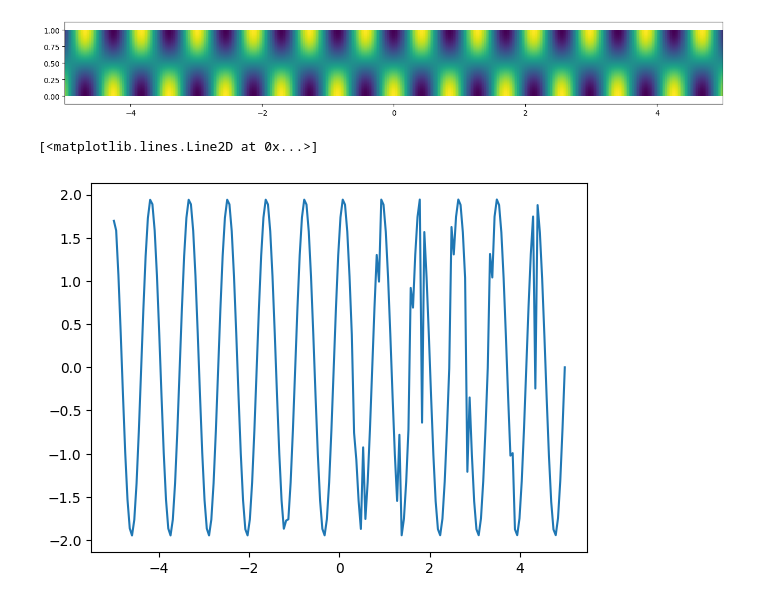
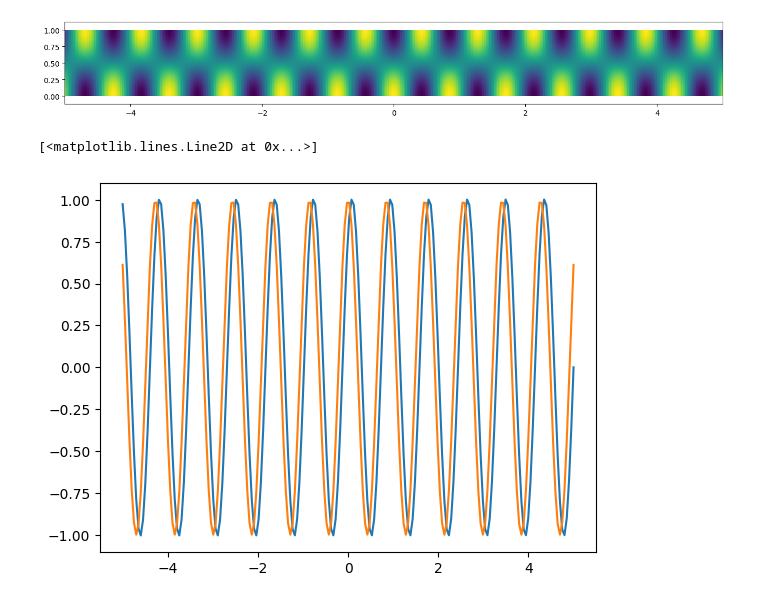
Before and after one commit to MPenaR/Trefftz, a Jupyter notebook: notebooks/playground.ipynb, the cells around one changed output. Drawn from its saved outputs; the diff is of its cells as text; code cells hidden in the pictures.

```diff
--- a/notebooks/playground.ipynb
+++ b/notebooks/playground.ipynb
@@ -6,6 +7,6 @@ import matplotlib.pyplot as plt
 # %%
 #waveguide = Waveguide.CreateClean(verbose=True, R=5, lc = 0.1, k=8.)
-waveguide = Clean(verbose=True, R=5, lc = 1.)
+waveguide = Clean(verbose=True, R=5, lc = 0.3)
 problem = WaveguideProblem(domain=waveguide, N_theta=20, k=8, NtD_modes=10, assembler=Assemblers.serial)
 # %% [output]
 Info    : Meshing 1D...
@@ -48,8 +58,8 @@ problem.plot_mode(n=1)
 # %% [output]
 [figure]
 # %%
-plt.plot(x,np.real(u(x,np.zeros_like(x))))
-plt.plot(x,np.real(problem.mode(n=1)(x, np.zeros(x))))
+plt.plot(x,np.real(u(x,np.zeros_like(x)))/(np.pi/2))
+plt.plot(x,np.real(problem.mode(n=1)(x, np.zeros_like(x))))
 # %% [output]
 [<matplotlib.lines.Line2D at 0x...>]
-[figure, old version]
+[figure, new version]
```
Also changed, not shown: parts of 6 cells of this notebook, 2 other files.
